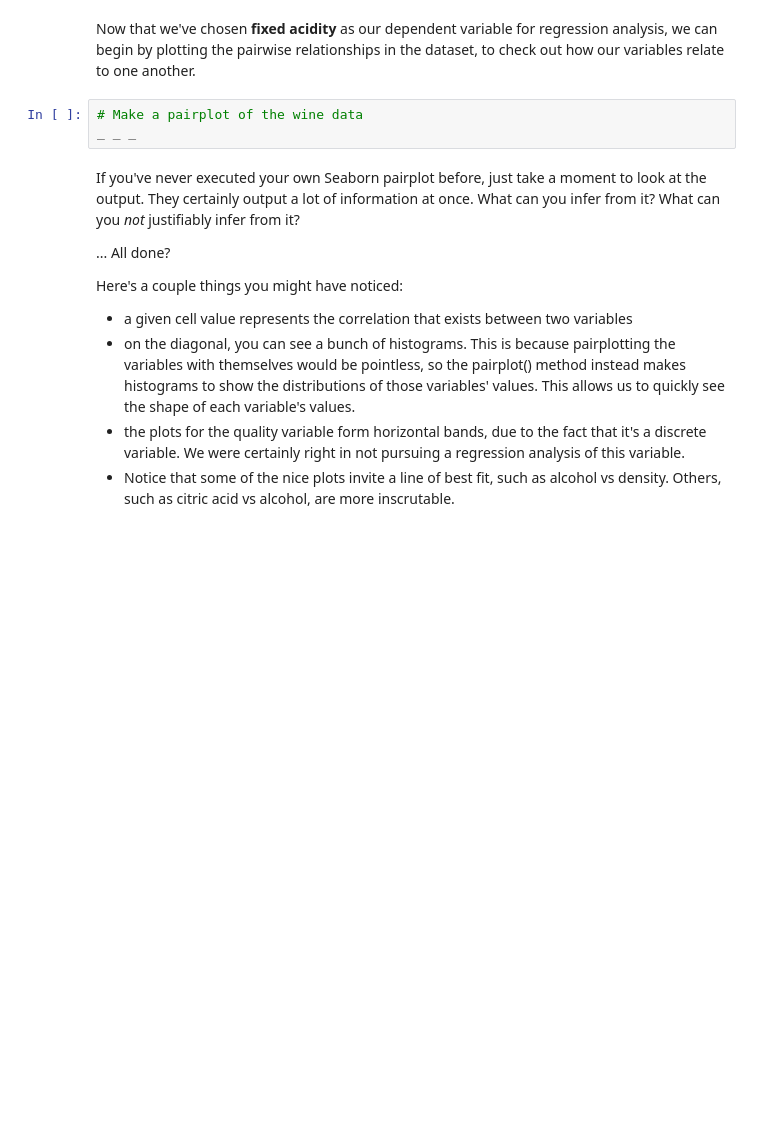
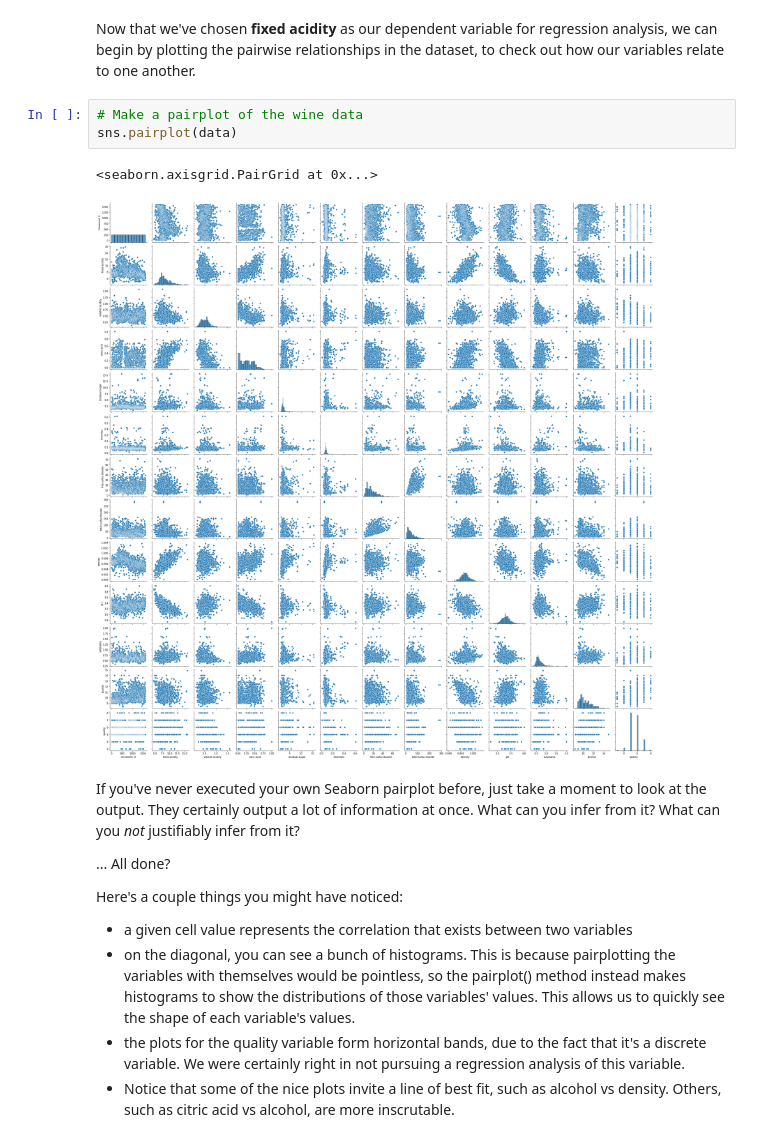
Before and after one commit to sangjun927/Springboard, a Jupyter notebook: 11.4.1 Case Study - Linear Regression/Springboard Regression Case Study - the Red Wine Dataset - Tier 3.ipynb, the cells around one changed output. Drawn from its saved outputs; the diff is of its cells as text; blank space fills up the shorter version.

```diff
--- a/11.4.1 Case Study - Linear Regression/Springboard Regression Case Study - the Red Wine Dataset - Tier 3.ipynb
+++ b/11.4.1 Case Study - Linear Regression/Springboard Regression Case Study - the Red Wine Dataset - Tier 3.ipynb
@@ -206,7 +222,10 @@ The heading of this stage of the data science pipeline ('Cleaning, Transforming,
 Now that we've chosen **fixed acidity** as our dependent variable for regression analysis, we can begin by plotting the pairwise relationships in the dataset, to check out how our variables relate to one another.
 # %%
 # Make a pairplot of the wine data
-_ _ _
+sns.pairplot(data)
+# %% [output]
+<seaborn.axisgrid.PairGrid at 0x...>
+[figure, added]
 # %% [markdown]
 If you've never executed your own Seaborn pairplot before, just take a moment to look at the output. They certainly output a lot of information at once. What can you infer from it? What can you *not* justifiably infer from it?
 
```
Also changed, not shown: parts of 27 cells of this notebook.
